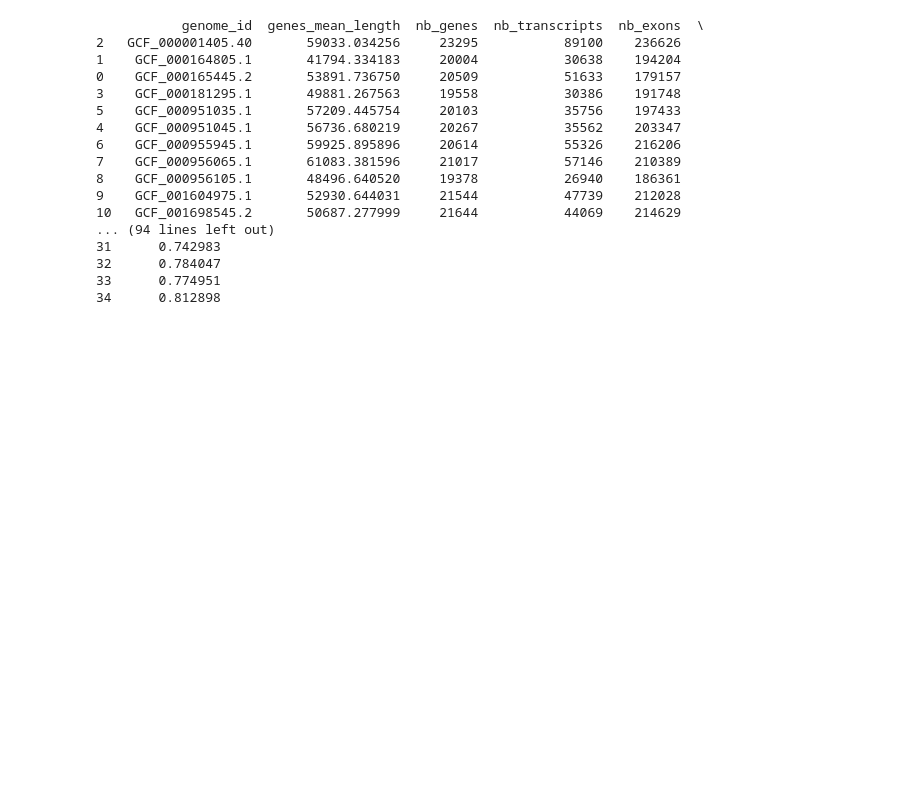
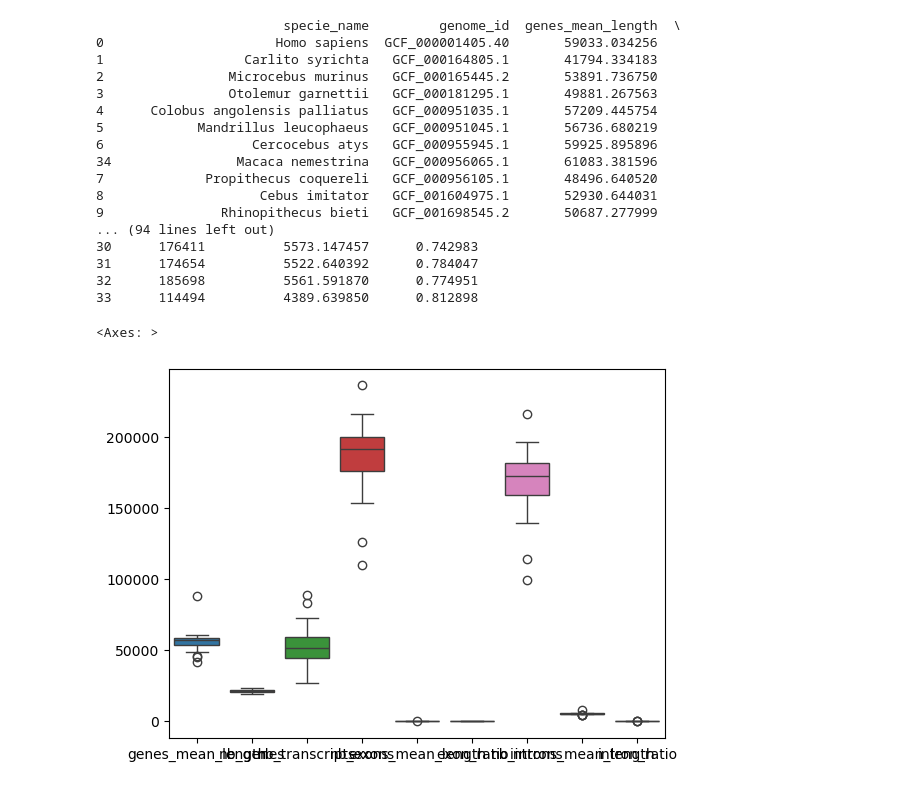
Before and after one commit to RoseCollot/Stage_CSTB_2025, a Jupyter notebook: code/notebook_graphs.ipynb, the cells around one changed output. Saved outputs shown, nothing was run; the diff lists cells and outputs as text; code cells hidden in the pictures; blank space fills up the shorter version.

```diff
--- a/code/notebook_graphs.ipynb
+++ b/code/notebook_graphs.ipynb
@@ -8,0 +11,6 @@ import gffutils
+# %%
+df_species = pd.read_csv('/home/collot/stage/data/PrimateData/PrimateInfo.csv',sep='\t')
+df_species = df_species.sort_values(by='Assembly Accession')
+
+df_species['Assembly Accession'] = df_species['Assembly Accession'].replace('GCF_043159975.1', 'GCF_000956065.1')
+print(df_species)
@@ -9,15 +35,16 @@ import gffutils
 # %%
 #for all genomes
-def create_table (path_to_df_dir, path_to_output) :
+def create_table (df_species,path_to_df_dir, path_to_output) :
     list_species = []
-    for genome in os.scandir(path_to_df_dir) :
-        path_dir= os.path.join(path_to_df_dir,genome.name)
+    for index, row in df_species.iterrows():
+        path_dir= os.path.join(path_to_df_dir,row['Assembly Accession'])
         df = pd.read_csv(os.path.join(path_dir,'df'))
         df_exons = pd.read_csv(os.path.join(path_dir,'df_exons'))
         df_introns = pd.read_csv(os.path.join(path_dir,'df_introns'))
         df_stats = pd.read_csv(os.path.join(path_dir,'df_stats'))
         specie = []
-        specie.append(genome.name)
+        specie.append(row['Organism Name'])
+        specie.append(row['Assembly Accession'])
         genes_mean_length = np.mean(df_stats['length'])
         specie.append(genes_mean_length)
         nb_genes = len(df['gene'].unique())
@@ -38,28 +65,33 @@ def create_table (path_to_df_dir, path_to_output) :
         specie.append(intron_ratio)
         list_species.append(specie)
     table_species = pd.DataFrame(list_species,
-                                 columns=('genome_id','genes_mean_length','nb_genes','nb_transcripts','nb_exons','exons_mean_length','exon_ratio','nb_introns','introns_mean_length','intron_ratio'))
+                                 columns=('specie_name','genome_id','genes_mean_length','nb_genes','nb_transcripts','nb_exons','exons_mean_length','exon_ratio','nb_introns','introns_mean_length','intron_ratio'))
     table_species = table_species.sort_values(by='genome_id')
     table_species.to_csv(path_to_output)
     return table_species
 
-df=create_table('/home/collot/stage/collot/output_dataframes', '/home/collot/stage/collot/table_species.csv')
-print(df)
+df_table=create_table(df_species,'/home/collot/stage/collot/output_dataframes', '/home/collot/stage/collot/table_species.csv')
+print(df_table)
 # %% [output]
-           genome_id  genes_mean_length  nb_genes  nb_transcripts  nb_exons  \
-2   GCF_000001405.40       59033.034256     23295           89100    236626
-1    GCF_000164805.1       41794.334183     20004           30638    194204
-0    GCF_000165445.2       53891.736750     20509           51633    179157
-3    GCF_000181295.1       49881.267563     19558           30386    191748
-5    GCF_000951035.1       57209.445754     20103           35756    197433
-4    GCF_000951045.1       56736.680219     20267           35562    203347
-6    GCF_000955945.1       59925.895896     20614           55326    216206
-7    GCF_000956065.1       61083.381596     21017           57146    210389
-8    GCF_000956105.1       48496.640520     19378           26940    186361
-9    GCF_001604975.1       52930.644031     21544           47739    212028
-10   GCF_001698545.2       50687.277999     21644           44069    214629
+                        specie_name         genome_id  genes_mean_length  \
+0                      Homo sapiens  GCF_000001405.40       59033.034256
+1                  Carlito syrichta   GCF_000164805.1       41794.334183
+2                Microcebus murinus   GCF_000165445.2       53891.736750
+3                Otolemur garnettii   GCF_000181295.1       49881.267563
+4      Colobus angolensis palliatus   GCF_000951035.1       57209.445754
+5            Mandrillus leucophaeus   GCF_000951045.1       56736.680219
+6                   Cercocebus atys   GCF_000955945.1       59925.895896
+34                Macaca nemestrina   GCF_000956065.1       61083.381596
+7             Propithecus coquereli   GCF_000956105.1       48496.640520
+8                    Cebus imitator   GCF_001604975.1       52930.644031
+9               Rhinopithecus bieti   GCF_001698545.2       50687.277999
 ... (94 lines left out)
-31      0.742983
-32      0.784047
-33      0.774951
-34      0.812898
+30      176411          5573.147457      0.742983
+31      174654          5522.640392      0.784047
+32      185698          5561.591870      0.774951
+33      114494          4389.639850      0.812898
+# %%
+sns.boxplot(data=df_table)
+# %% [output]
+<Axes: >
+[figure, added]
```
Also changed, not shown: parts of 11 cells of this notebook.
